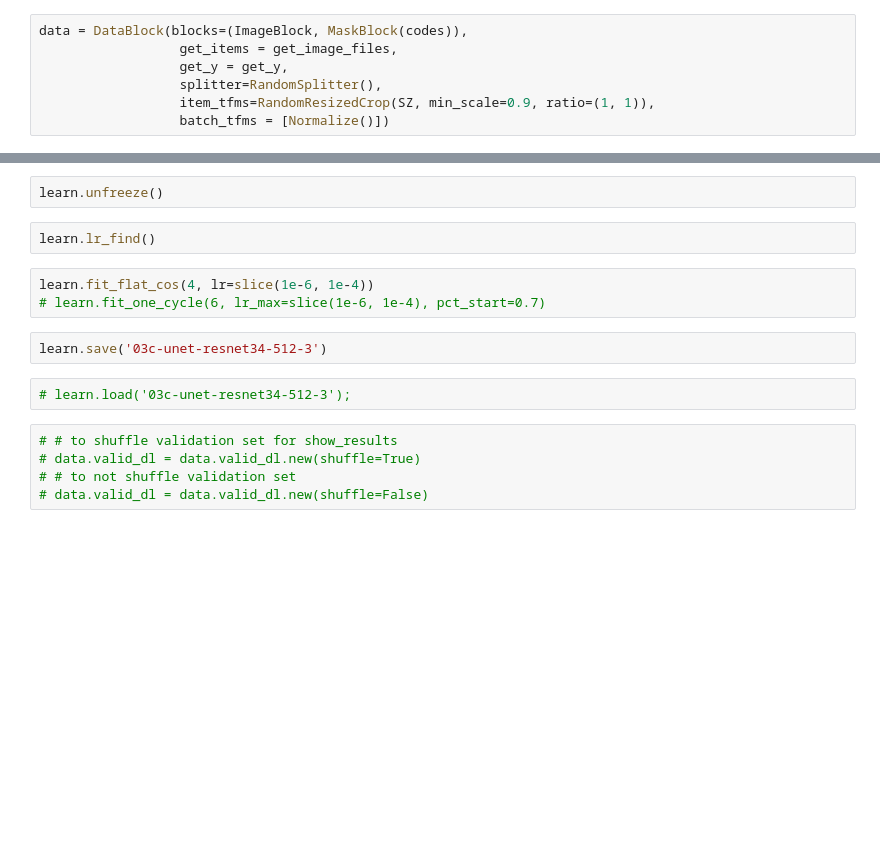
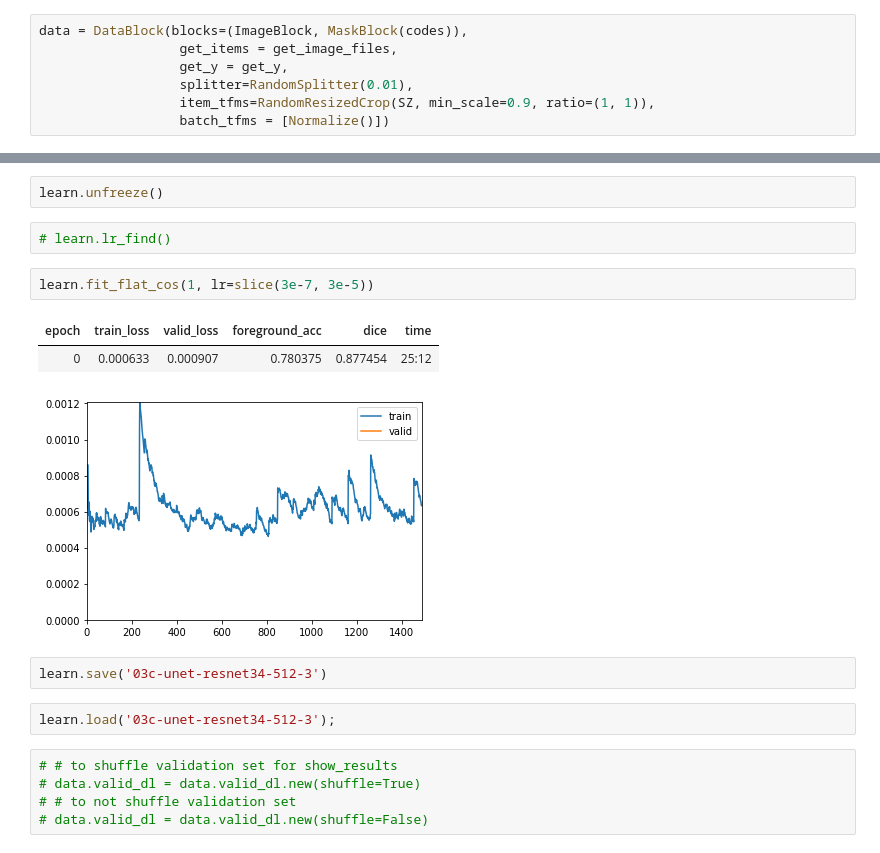
Before and after one commit to mrkcmd/bualabs, a Jupyter notebook: nbs/03c_image_segmentation_siim_acr_pneumothorax_fastai2.ipynb, the cells around one changed output, grey strips where cells are left out. Drawn from its saved outputs; the diff is of its cells as text; blank space fills up the shorter version.

```diff
--- a/nbs/03c_image_segmentation_siim_acr_pneumothorax_fastai2.ipynb
+++ b/nbs/03c_image_segmentation_siim_acr_pneumothorax_fastai2.ipynb
@@ -810,7 +813,7 @@ path = data_path5
 data = DataBlock(blocks=(ImageBlock, MaskBlock(codes)),
                   get_items = get_image_files,
                   get_y = get_y,
-                  splitter=RandomSplitter(),
+                  splitter=RandomSplitter(0.01),
                   item_tfms=RandomResizedCrop(SZ, min_scale=0.9, ratio=(1, 1)),
                   batch_tfms = [Normalize()])
 # %%
@@ -821,15 +824,18 @@ learn = getLearner(dls)
 learn.load('03c-unet-resnet34-512-2');
 # %%
 learn.unfreeze()
-# %%
-learn.lr_find()
-# %%
-learn.fit_flat_cos(4, lr=slice(1e-6, 1e-4))
-# learn.fit_one_cycle(6, lr_max=slice(1e-6, 1e-4), pct_start=0.7)
+# %%
+# learn.lr_find()
+# %%
+learn.fit_flat_cos(1, lr=slice(3e-7, 3e-5))
+# %% [output]
+| epoch | train_loss | valid_loss | foreground_acc | dice | time |
+| 0 | 0.000633 | 0.000907 | 0.780375 | 0.877454 | 25:12 |
+[figure, added]
 # %%
 learn.save('03c-unet-resnet34-512-3')
 # %%
-# learn.load('03c-unet-resnet34-512-3');
+learn.load('03c-unet-resnet34-512-3');
 # %%
 # # to shuffle validation set for show_results
 # data.valid_dl = data.valid_dl.new(shuffle=True)
```
Also changed, not shown: parts of 29 cells of this notebook.
